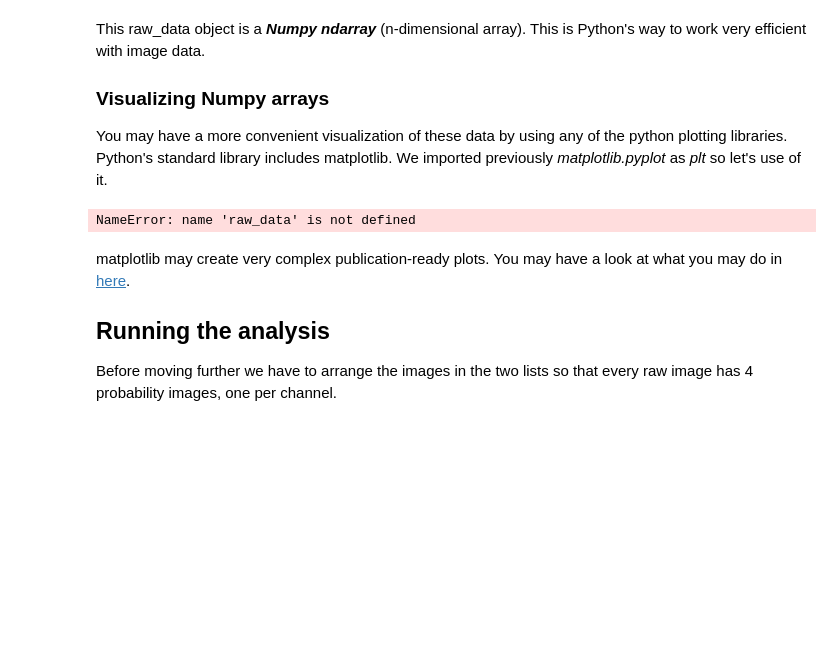
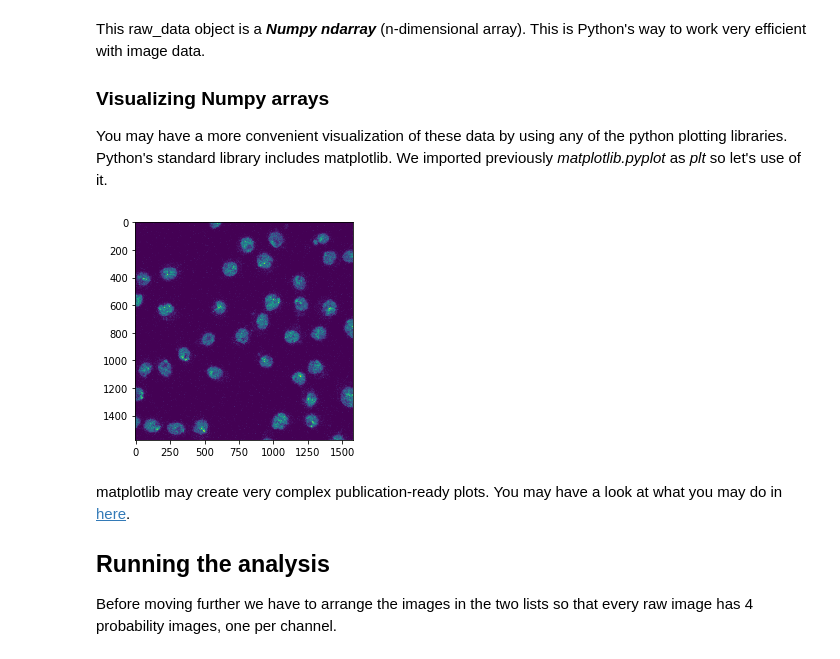
Before and after one commit to ome/training-notebooks, a Jupyter notebook: Python/FindCentroids.ipynb, the cells around one changed output. Drawn from its saved outputs; the diff is of its cells as text; code cells hidden in the pictures; blank space fills up the shorter version.

```diff
--- a/Python/FindCentroids.ipynb
+++ b/Python/FindCentroids.ipynb
@@ -95 +98,7 @@ raw_data = toolbox.get_intensities(raw_images[0],z_range=15, c_range=0)
+# %%
+# you may use the 'range' optional parameters to get a specified plane or channel or a range (start_included, stop_not_included)
+raw_data = toolbox.get_intensities(raw_images[0],
+                                   z_range=(14, 17),  # requests planes 16 and 17 if you start counting with 1
+                                   c_range=0,  # This is the DAPI channel
+                                   )
 # %% [markdown]
@@ -135,13 +146,14 @@ This is Python's way to work very efficient with image data.
 You may have a more convenient visualization of these data by using any of the python plotting libraries.
 Python's standard library includes matplotlib. We imported previously *matplotlib.pyplot* as *plt* so let's use of it.
 # %%
-# We create a plot of a fraction of the image, the DAPI (0) channel for example in plane 10
-plt.imshow(raw_data[15, 0, 0, :, :])  # Observe the notation ':' for indexing. That means 'take everything'
+# We create a plot of the image, a Max Intensity Projection for example
+MIP = raw_data.max(axis=0)  # specify the axis you want to use for the projection (c=0)
+plt.imshow(MIP.squeeze())  # Observe the notation ':' for indexing. That means 'take everything'
 
 # Creating the plot just creates it but you always have to show it
 plt.show()
 # %% [output]
-NameError: name 'raw_data' is not defined
+[figure, added]
 # %% [markdown]
 matplotlib may create very complex publication-ready plots. You may have a look at what you may do in [here](https://matplotlib.org/gallery.html).
 
```
Also changed, not shown: parts of 15 cells of this notebook.
